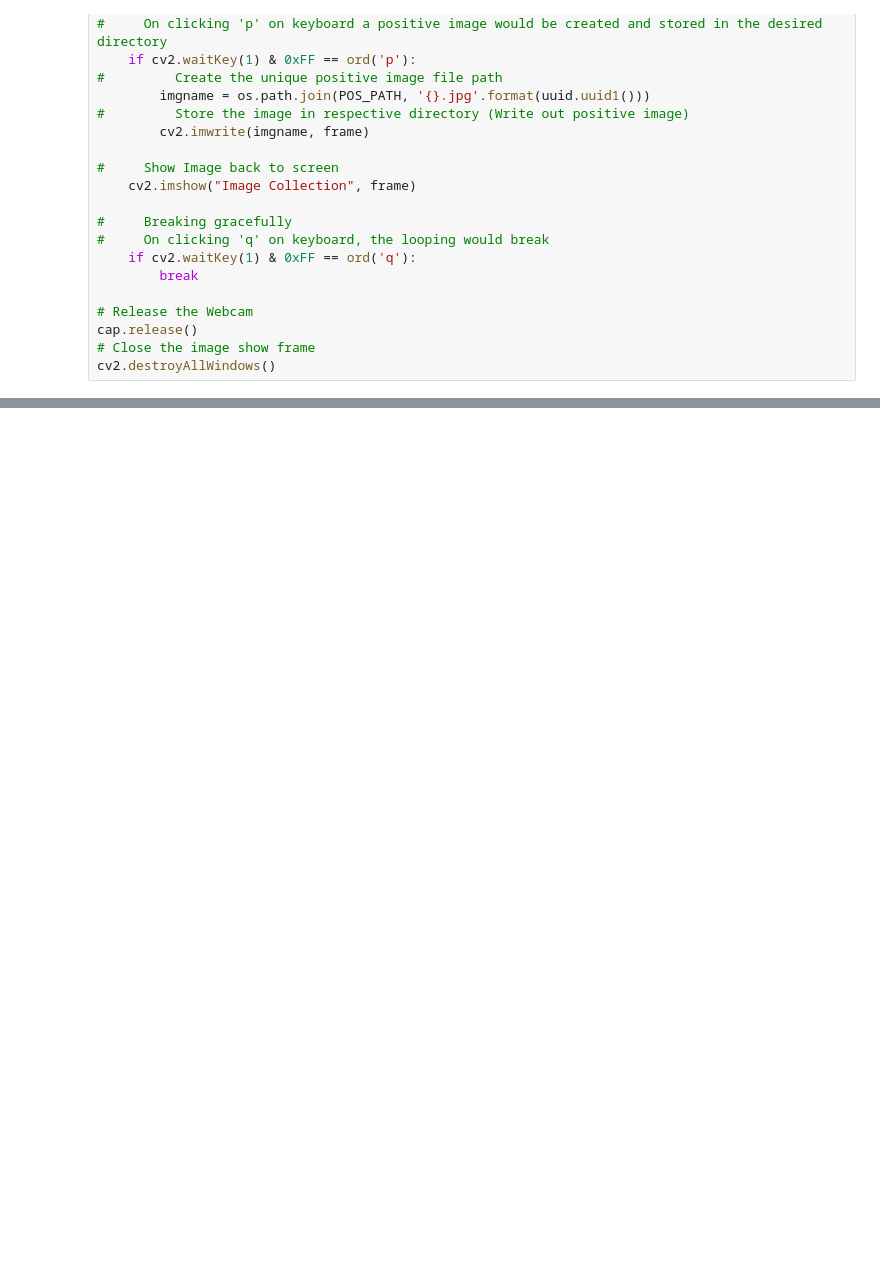
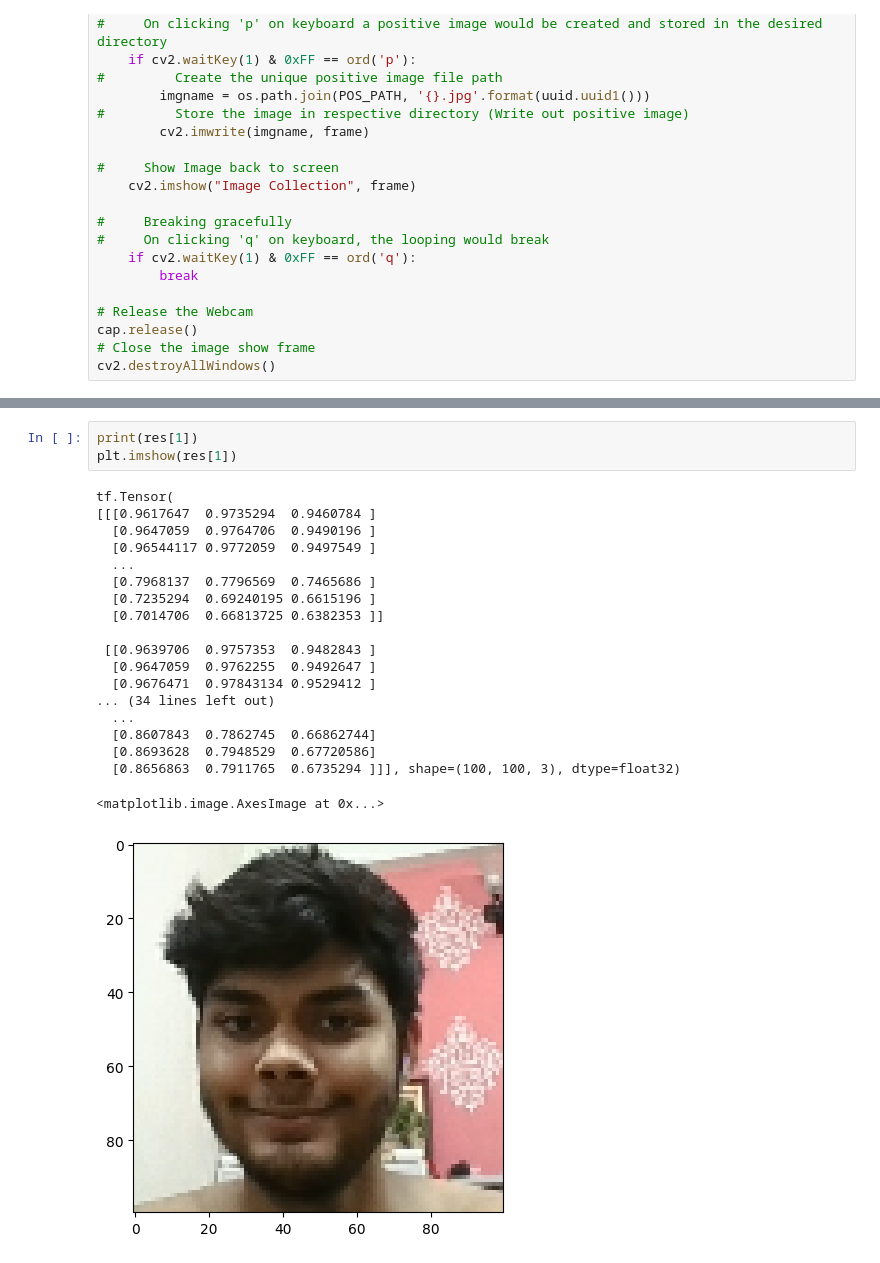
Before and after one commit to Kumarohit45/Facial-Verification-using-Siamese-Network, a Jupyter notebook: Face Recognition using Siamese Network.ipynb, the cells around one changed output, grey strips where cells are left out. Cells and saved outputs as stored; diff of their text form; blank space fills up the shorter version.

```diff
--- a/Face Recognition using Siamese Network.ipynb
+++ b/Face Recognition using Siamese Network.ipynb
@@ -221,0 +361,23 @@ NameError: name 'frame' is not defined
+# %%
+print(res[1])
+plt.imshow(res[1])
+# %% [output]
+tf.Tensor(
+[[[0.9617647  0.9735294  0.9460784 ]
+  [0.9647059  0.9764706  0.9490196 ]
+  [0.96544117 0.9772059  0.9497549 ]
+  ...
+  [0.7968137  0.7796569  0.7465686 ]
+  [0.7235294  0.69240195 0.6615196 ]
+  [0.7014706  0.66813725 0.6382353 ]]
+
+ [[0.9639706  0.9757353  0.9482843 ]
+  [0.9647059  0.9762255  0.9492647 ]
+  [0.9676471  0.97843134 0.9529412 ]
+... (34 lines left out)
+  ...
+  [0.8607843  0.7862745  0.66862744]
+  [0.8693628  0.7948529  0.67720586]
+  [0.8656863  0.7911765  0.6735294 ]]], shape=(100, 100, 3), dtype=float32)
+<matplotlib.image.AxesImage at 0x...>
+[figure, added]
```
Also changed, not shown: parts of 58 cells of this notebook.
